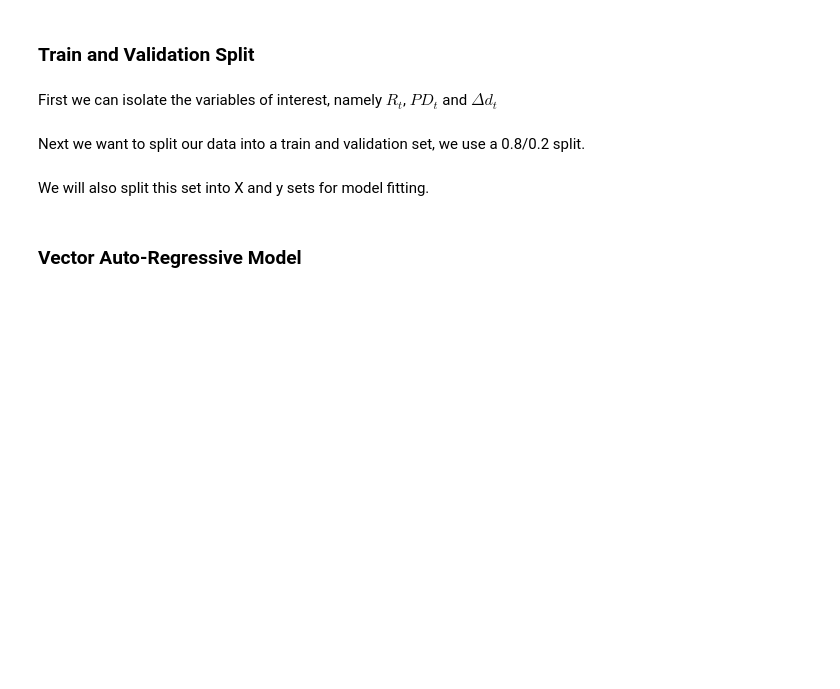
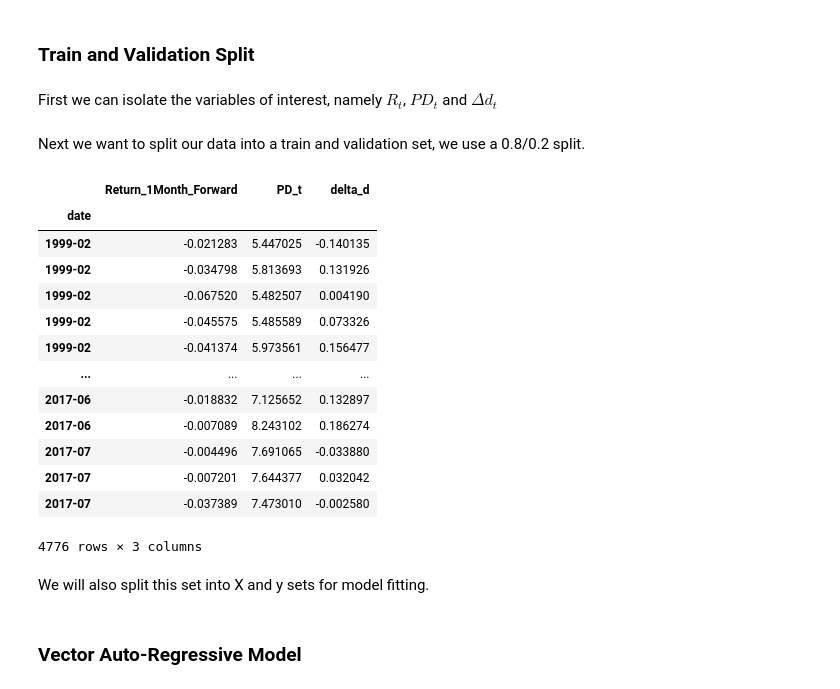
Before and after one commit to olly-mapps/AI-AA, a Jupyter notebook: Question A.2/A.2_dev.ipynb, the cells around one changed output. Cells and saved outputs as stored; diff of their text form; code cells hidden in the pictures; blank space fills up the shorter version.

```diff
--- a/Question A.2/A.2_dev.ipynb
+++ b/Question A.2/A.2_dev.ipynb
@@ -233,3 +242,20 @@ valid = df_iso[int(0.8*(len(df))):]
+# %%
+train
+# %% [output]
+|  | Return_1Month_Forward | PD_t | delta_d |
+| date |  |  |  |
+| 1999-02 | -0.021283 | 5.447025 | -0.140135 |
+| 1999-02 | -0.034798 | 5.813693 | 0.131926 |
+| 1999-02 | -0.067520 | 5.482507 | 0.004190 |
+| 1999-02 | -0.045575 | 5.485589 | 0.073326 |
+| 1999-02 | -0.041374 | 5.973561 | 0.156477 |
+| ... | ... | ... | ... |
+| 2017-06 | -0.018832 | 7.125652 | 0.132897 |
+| 2017-06 | -0.007089 | 8.243102 | 0.186274 |
+| 2017-07 | -0.004496 | 7.691065 | -0.033880 |
+| 2017-07 | -0.007201 | 7.644377 | 0.032042 |
+| 2017-07 | -0.037389 | 7.473010 | -0.002580 |
+4776 rows × 3 columns
 # %% [markdown]
 We will also split this set into X and y sets for model fitting.
 # %%
```
Also changed, not shown: parts of 31 cells of this notebook.
